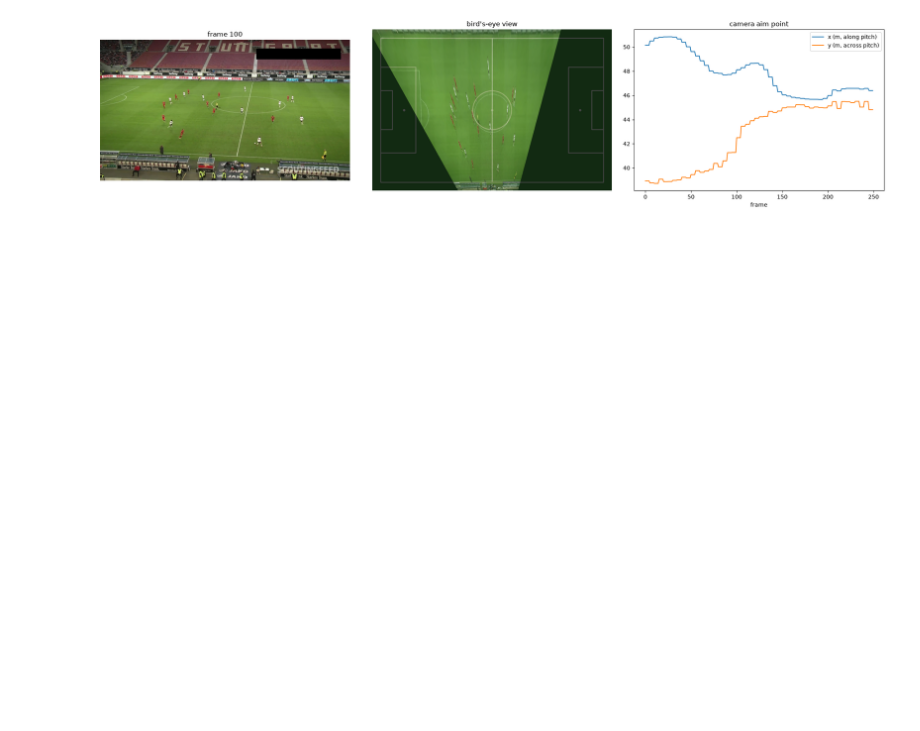
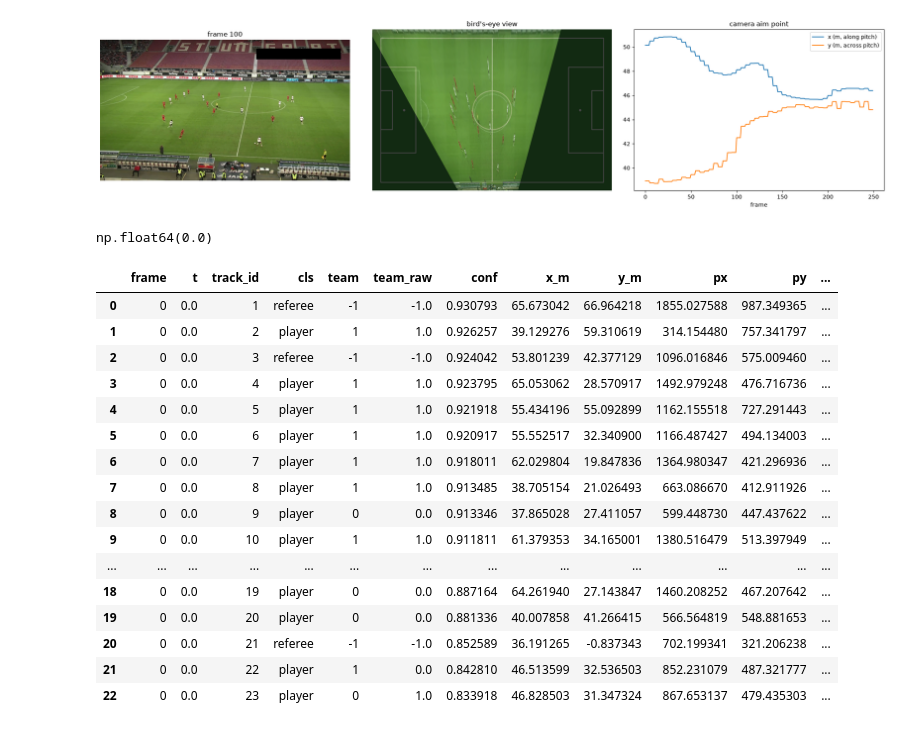
Before and after one commit to rodmart21/foot_cv, a Jupyter notebook: testing.ipynb, the cells around one changed output. Cells and saved outputs as stored; diff of their text form; code cells hidden in the pictures; blank space fills up the shorter version.

```diff
--- a/testing.ipynb
+++ b/testing.ipynb
@@ -36,0 +37,26 @@ plt.tight_layout(); plt.show()
+# %%
+tracking=pd.read_parquet('/Users/rodrigo/foot_cv/outputs/stuttgart_10s/tracking.parquet')
+# %%
+tracking.t.iloc[0]
+# %% [output]
+np.float64(0.0)
+# %%
+tracking[tracking['t']== 0]
+# %% [output]
+|  | frame | t | track_id | cls | team | team_raw | conf | x_m | y_m | px | py | ... |
+| 0 | 0 | 0.0 | 1 | referee | -1 | -1.0 | 0.930793 | 65.673042 | 66.964218 | 1855.027588 | 987.349365 | ... |
+| 1 | 0 | 0.0 | 2 | player | 1 | 1.0 | 0.926257 | 39.129276 | 59.310619 | 314.154480 | 757.341797 | ... |
+| 2 | 0 | 0.0 | 3 | referee | -1 | -1.0 | 0.924042 | 53.801239 | 42.377129 | 1096.016846 | 575.009460 | ... |
+| 3 | 0 | 0.0 | 4 | player | 1 | 1.0 | 0.923795 | 65.053062 | 28.570917 | 1492.979248 | 476.716736 | ... |
+| 4 | 0 | 0.0 | 5 | player | 1 | 1.0 | 0.921918 | 55.434196 | 55.092899 | 1162.155518 | 727.291443 | ... |
+| 5 | 0 | 0.0 | 6 | player | 1 | 1.0 | 0.920917 | 55.552517 | 32.340900 | 1166.487427 | 494.134003 | ... |
+| 6 | 0 | 0.0 | 7 | player | 1 | 1.0 | 0.918011 | 62.029804 | 19.847836 | 1364.980347 | 421.296936 | ... |
+| 7 | 0 | 0.0 | 8 | player | 1 | 1.0 | 0.913485 | 38.705154 | 21.026493 | 663.086670 | 412.911926 | ... |
+| 8 | 0 | 0.0 | 9 | player | 0 | 0.0 | 0.913346 | 37.865028 | 27.411057 | 599.448730 | 447.437622 | ... |
+| 9 | 0 | 0.0 | 10 | player | 1 | 1.0 | 0.911811 | 61.379353 | 34.165001 | 1380.516479 | 513.397949 | ... |
+| ... | ... | ... | ... | ... | ... | ... | ... | ... | ... | ... | ... | ... |
+| 18 | 0 | 0.0 | 19 | player | 0 | 0.0 | 0.887164 | 64.261940 | 27.143847 | 1460.208252 | 467.207642 | ... |
+| 19 | 0 | 0.0 | 20 | player | 0 | 0.0 | 0.881336 | 40.007858 | 41.266415 | 566.564819 | 548.881653 | ... |
+| 20 | 0 | 0.0 | 21 | referee | -1 | -1.0 | 0.852589 | 36.191265 | -0.837343 | 702.199341 | 321.206238 | ... |
+| 21 | 0 | 0.0 | 22 | player | 1 | 0.0 | 0.842810 | 46.513599 | 32.536503 | 852.231079 | 487.321777 | ... |
+| 22 | 0 | 0.0 | 23 | player | 0 | 1.0 | 0.833918 | 46.828503 | 31.347324 | 867.653137 | 479.435303 | ... |
```
Also changed, not shown: parts of 5 cells of this notebook, 1 other file.
